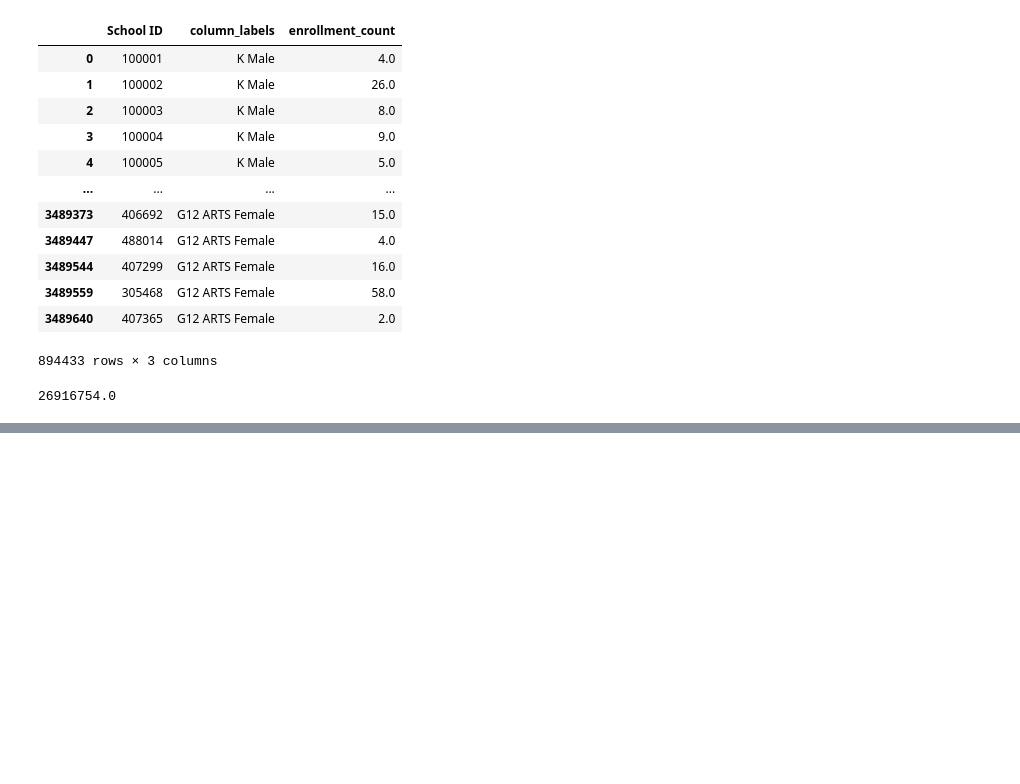
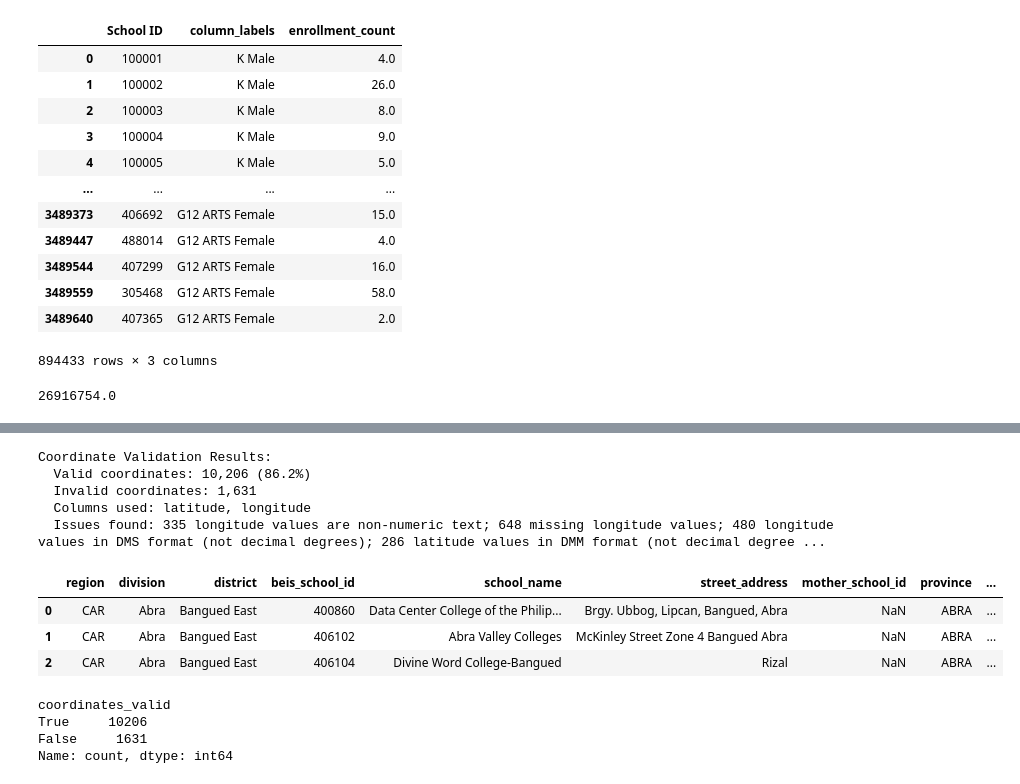
Before and after one commit to cair-philippines/project_paaral, a Jupyter notebook: notebooks/0.1-process-enrollment.ipynb, the cells around one changed output, grey strips where cells are left out. Saved outputs shown, nothing was run; the diff lists cells and outputs as text; code cells hidden in the pictures; blank space fills up the shorter version.

```diff
--- a/notebooks/0.1-process-enrollment.ipynb
+++ b/notebooks/0.1-process-enrollment.ipynb
@@ -118,0 +318,13 @@ pvt_tmp['enrollment_count'].sum()
+# %%
+%%time
+# Fast processing with minimal logging
+processor = psr.PrivateSchoolsProcessor(verbose=False)
+
+# Process data efficiently
+processed_data = processor.process()
+
+# Get summary
+summary = processor.get_summary()
+# print(f"Processed {summary['total_files_processed']} files")
+# print(f"Success rate: {summary['success_rate']:.1f}%")
+# print(f"Final dataset: {summary['final_dataset_rows']} rows × {summary['final_dataset_columns']} columns")
@@ -118,0 +334,36 @@ pvt_tmp['enrollment_count'].sum()
+# %%
+# Validate coordinates if data was processed
+if len(processed_data) > 0:
+    # Perform coordinate validation
+    coord_summary = processor.validate_coordinates()
+
+    if coord_summary:
+        print(f"\nCoordinate Validation Results:")
+        print(f"  Valid coordinates: {coord_summary['valid_coordinates']:,} ({coord_summary['validation_rate']:.1f}%)")
+        print(f"  Invalid coordinates: {coord_summary['invalid_coordinates']:,}")
+
+        if coord_summary['latitude_column'] and coord_summary['longitude_column']:
+            print(f"  Columns used: {coord_summary['latitude_column']}, {coord_summary['longitude_column']}")
+
+        if coord_summary['issues_found'] and coord_summary['issues_found'] != ['No major issues found']:
+            print(f"  Issues found: {'; '.join(coord_summary['issues_found'])}")
+# %% [output]
+Coordinate Validation Results:
+  Valid coordinates: 10,206 (86.2%)
+  Invalid coordinates: 1,631
+  Columns used: latitude, longitude
+  Issues found: 335 longitude values are non-numeric text; 648 missing longitude values; 480 longitude values in DMS format (not decimal degrees); 286 latitude values in DMM format (not decimal degree ...
+# %%
+processed_data.head(3)
+# %% [output]
+|  | region | division | district | beis_school_id | school_name | street_address | mother_school_id | province | ... |
+| 0 | CAR | Abra | Bangued East | 400860 | Data Center College of the Philip... | Brgy. Ubbog, Lipcan, Bangued, Abra | NaN | ABRA | ... |
+| 1 | CAR | Abra | Bangued East | 406102 | Abra Valley Colleges | McKinley Street Zone 4 Bangued Abra | NaN | ABRA | ... |
+| 2 | CAR | Abra | Bangued East | 406104 | Divine Word College-Bangued | Rizal | NaN | ABRA | ... |
+# %%
+processed_data['coordinates_valid'].value_counts()
+# %% [output]
+coordinates_valid
+True     10206
+False     1631
+Name: count, dtype: int64
```
Also changed, not shown: parts of 25 cells of this notebook, 2 other files.
